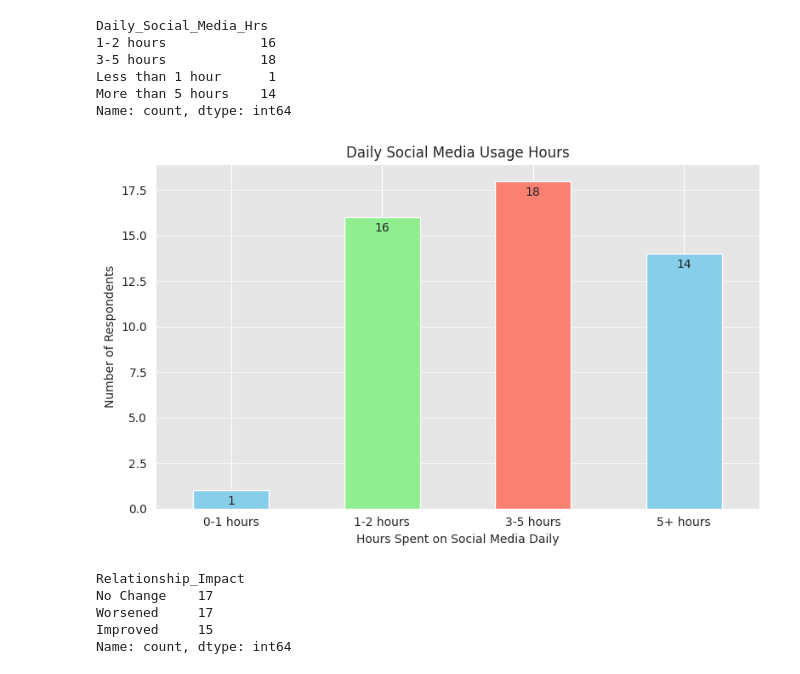
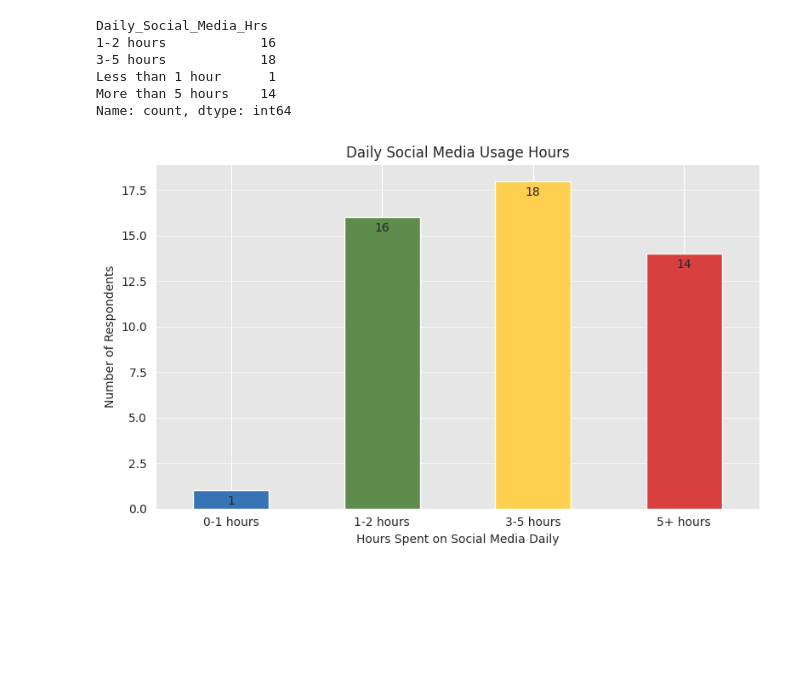
Before and after one commit to abhik-b/Social-Media-Impact-EDA, a Jupyter notebook: social-media-aspect-eda.ipynb, the cells around one changed output. Drawn from its saved outputs; the diff is of its cells as text; code cells hidden in the pictures; blank space fills up the shorter version.

```diff
--- a/social-media-aspect-eda.ipynb
+++ b/social-media-aspect-eda.ipynb
@@ -170,29 +179,20 @@ df_filled['Daily_Social_Media_Hrs'] = df_filled['Daily_Social_Media_Hrs'].replac
 # %%
 daily_hour_count=df_filled['Daily_Social_Media_Hrs'].value_counts().sort_index()
 
 #  bar plot
 plt.figure(figsize=(8, 5))
-daily_hour_count.plot(kind='bar', color=['skyblue', 'lightgreen', 'salmon'])
+daily_hour_count.plot(kind='bar', color=['#3674B5','#5F8B4C','#FFCF50','#D84040'])
 plt.title('Daily Social Media Usage Hours')
 plt.xlabel('Hours Spent on Social Media Daily')
 plt.ylabel('Number of Respondents')
 plt.xticks(rotation=0)
 plt.grid(axis='y', alpha=0.7)
 
 # counts on top of each bar
 for i, v in enumerate(daily_hour_count):
     plt.text(i, v - 0.8, str(v), ha='center')
 
 plt.tight_layout()
 plt.show()
 # %% [output]
-[figure, old version]
+[figure, new version]
-# %%
-relationship_counts = df_filled['Relationship_Impact'].value_counts()
-relationship_counts
-# %% [output]
-Relationship_Impact
-No Change    17
-Worsened     17
-Improved     15
-Name: count, dtype: int64
```
Also changed, not shown: parts of 20 cells of this notebook.
